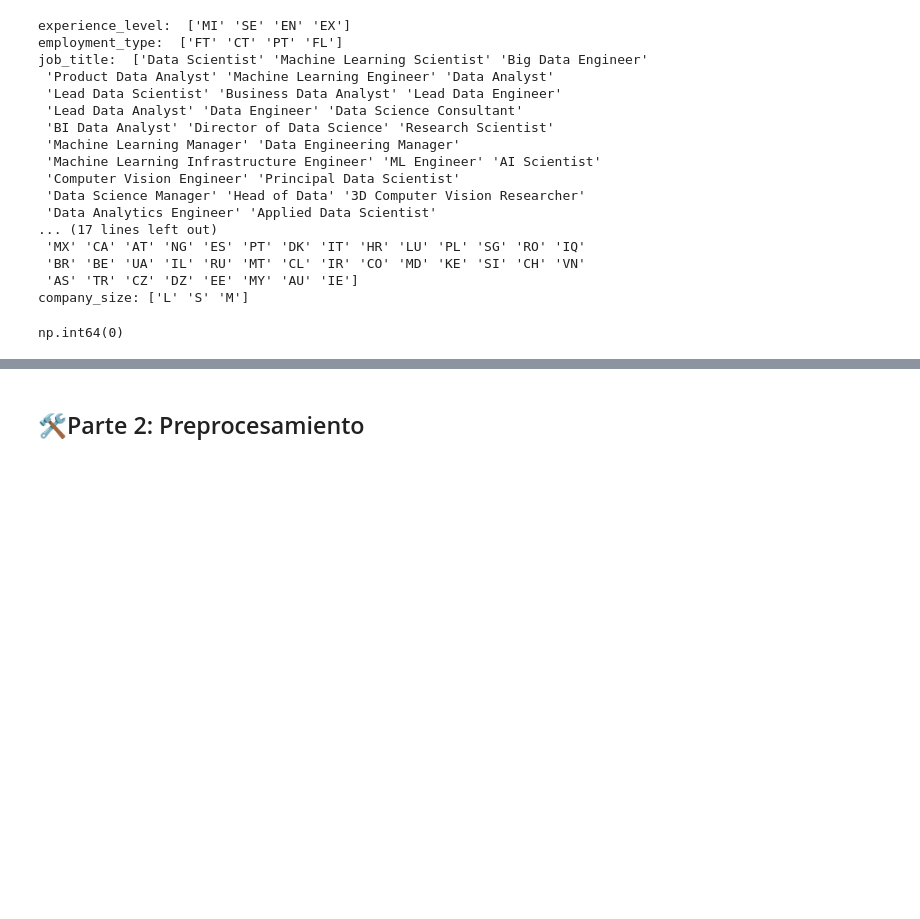
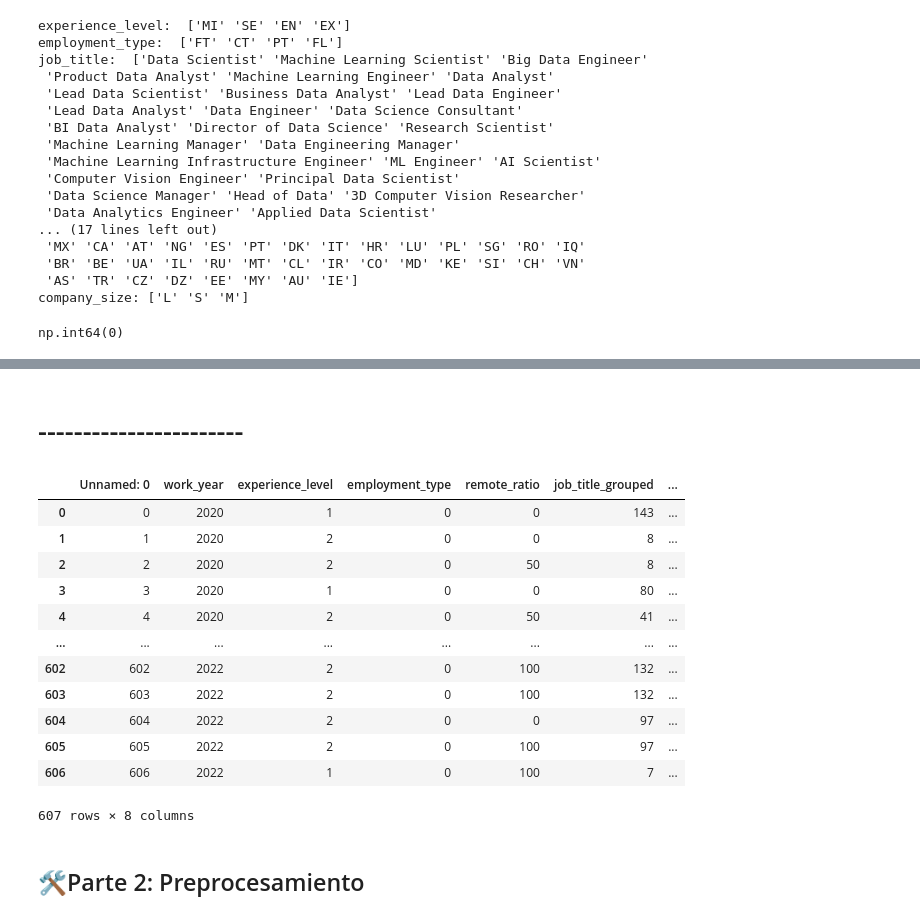
Before and after one commit to Scontrerasg7/taller2-ML-eafit, a Jupyter notebook: taller2.ipynb, the cells around one changed output, grey strips where cells are left out. Saved outputs shown, nothing was run; the diff lists cells and outputs as text; code cells hidden in the pictures; blank space fills up the shorter version.

```diff
--- a/taller2.ipynb
+++ b/taller2.ipynb
@@ -90,0 +243,4 @@ np.int64(0)
+# %%
+# por ultimo, hacer lo mismo con company_location
+company_location_counts = df["company_location"].value_counts()
+company_location_counts
@@ -90,0 +265,4 @@ np.int64(0)
+# %%
+threshold = 4
+df["company_location_grouped"] = df["company_location"].apply(lambda x: x if company_location_counts[x] >= threshold else "Other")
+df["company_location_grouped"].value_counts()
@@ -91,3 +286,27 @@ np.int64(0)
+# %%
+df["company_location_grouped"] = df["company_location_grouped"].map(df["company_location_grouped"].value_counts())
+# %% [markdown]
+# -----------------------
+# %%
+# extraer un df X y un vector y eliminar las columnas que no se van a usar
+X = df.drop(columns=["salary", "salary_in_usd", "job_title", "employee_residence", "company_location", "company_size", "salary_currency"])
+y = df["salary_in_usd"]
+# %%
+X
+# %% [output]
+|  | Unnamed: 0 | work_year | experience_level | employment_type | remote_ratio | job_title_grouped | ... |
+| 0 | 0 | 2020 | 1 | 0 | 0 | 143 | ... |
+| 1 | 1 | 2020 | 2 | 0 | 0 | 8 | ... |
+| 2 | 2 | 2020 | 2 | 0 | 50 | 8 | ... |
+| 3 | 3 | 2020 | 1 | 0 | 0 | 80 | ... |
+| 4 | 4 | 2020 | 2 | 0 | 50 | 41 | ... |
+| ... | ... | ... | ... | ... | ... | ... | ... |
+| 602 | 602 | 2022 | 2 | 0 | 100 | 132 | ... |
+| 603 | 603 | 2022 | 2 | 0 | 100 | 132 | ... |
+| 604 | 604 | 2022 | 2 | 0 | 0 | 97 | ... |
+| 605 | 605 | 2022 | 2 | 0 | 100 | 97 | ... |
+| 606 | 606 | 2022 | 1 | 0 | 100 | 7 | ... |
+607 rows × 8 columns
 # %% [markdown]
 ##  🛠️Parte 2: Preprocesamiento
 # %% [markdown]
```
Also changed, not shown: parts of 14 cells of this notebook.
